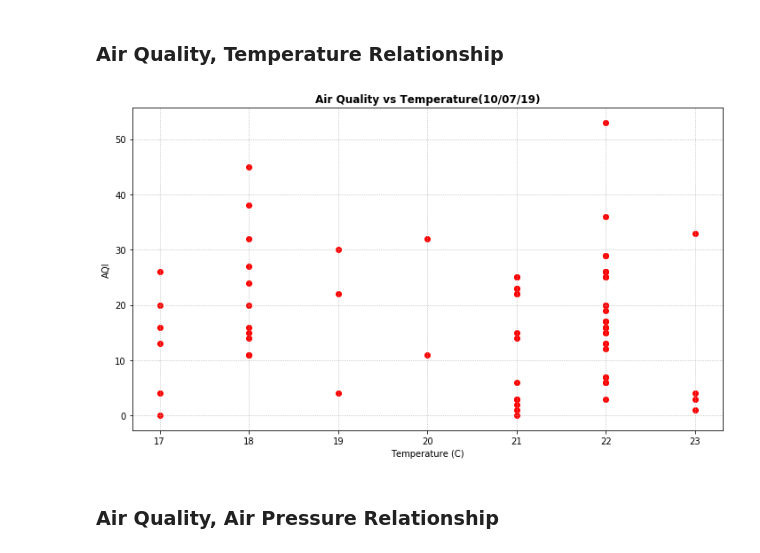
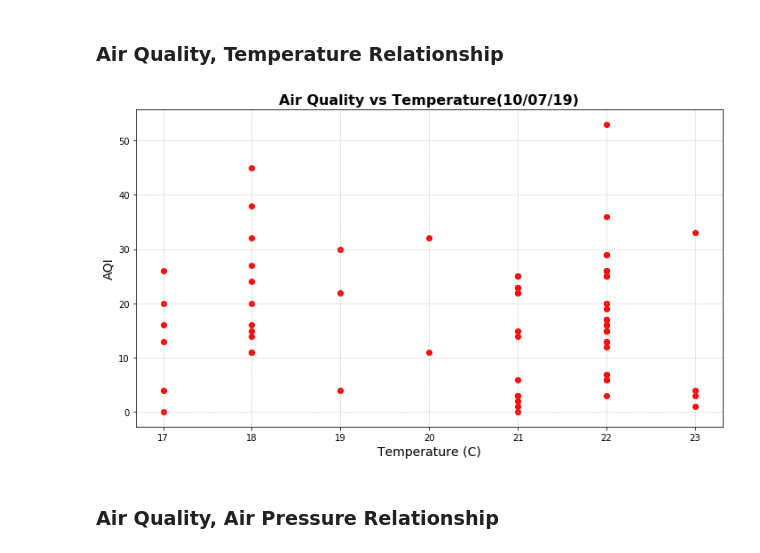
Before and after one commit to nadireag/Air-Quality, a Jupyter notebook: AirQualityPy.ipynb, the cells around one changed output. Saved outputs shown, nothing was run; the diff lists cells and outputs as text; code cells hidden in the pictures.

```diff
--- a/AirQualityPy.ipynb
+++ b/AirQualityPy.ipynb
@@ -254,22 +254,22 @@ plt.show()
 # %%
 
 # Create plots for temprature and air quality
 plt.figure(figsize=(10,6))
 plt.scatter(air_df["Temperature"], air_df["Air Quality"], marker="o", color = "red")
 
 # Add Labels
-plt.xlabel("Temperature (C)")
-plt.ylabel("AQI")
-plt.title("Air Quality vs Temperature(%s)" % time.strftime("%x"), fontweight="bold")
+plt.xlabel("Temperature (C)", fontsize=14)
+plt.ylabel("AQI", fontsize=14)
+plt.title("Air Quality vs Temperature(%s)" % time.strftime("%x"), fontweight="bold", fontsize=16)
 tick_locations = air_df["Temperature"]
 plt.grid(linestyle=":")
 
 # Save the plot
 plt.tight_layout()
 plt.savefig("Output/aqi_temp.png")
 plt.show()
 # %% [output]
-[figure, old version]
+[figure, new version]
 # %% [markdown]
 ### Air Quality,  Air Pressure Relationship
 # %%
```
Also changed, not shown: parts of 4 cells of this notebook, 4 other files.
